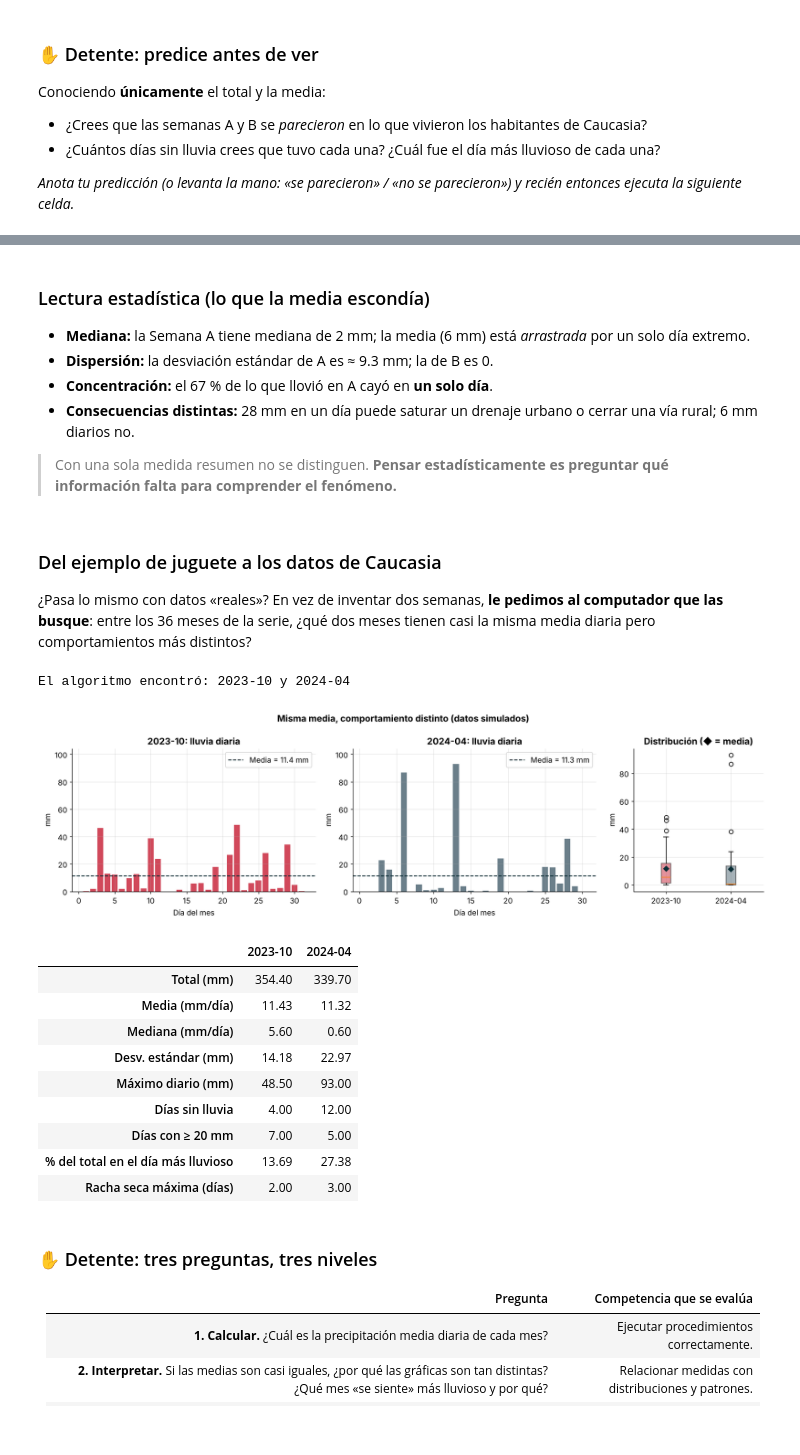
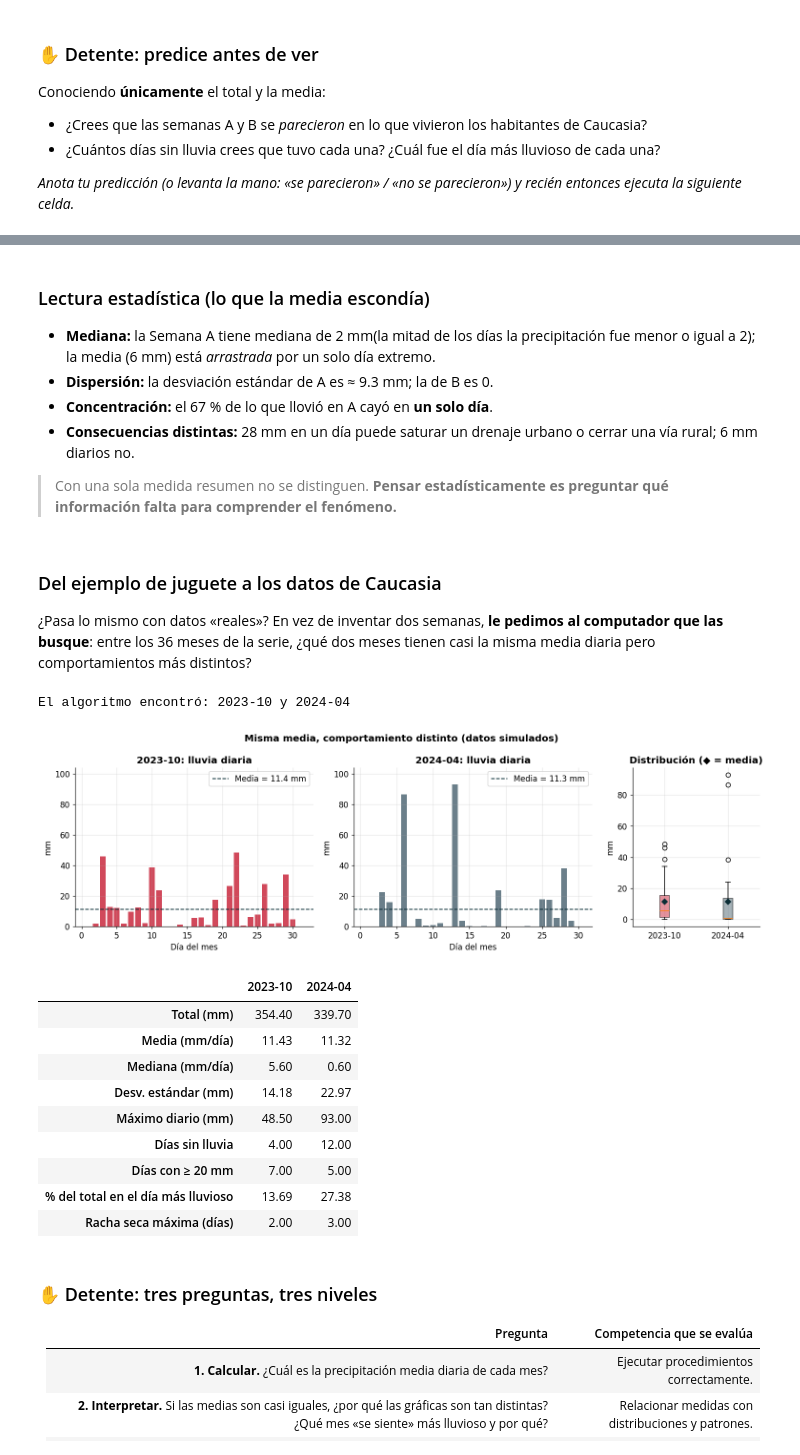
Before and after one commit to marco-canas/simposio_educacion_estadistica_2026, a Jupyter notebook: 4_caucasia_calcular_vs_pensar.ipynb, the cells around one changed output, grey strips where cells are left out. Saved outputs shown, nothing was run; the diff lists cells and outputs as text; code cells hidden in the pictures.

```diff
--- a/4_caucasia_calcular_vs_pensar.ipynb
+++ b/4_caucasia_calcular_vs_pensar.ipynb
@@ -45,3 +53,6 @@ MESES = ["Ene", "Feb", "Mar", "Abr", "May", "Jun", "Jul", "Ago", "Sep", "Oct", "
 
 Antes de analizar, una pregunta de pensamiento estadístico: **¿de dónde vienen los datos y qué tan lejos están de la realidad?**
 La función siguiente *genera* los datos; leerla es parte de la actividad (¿qué supuestos hace? ¿qué variables relaciona?).
+# %%
+rng = np.random.default_rng(2026)
+rng.random(12)
@@ -47,0 +63,4 @@ La función siguiente *genera* los datos; leerla es parte de la actividad (¿qu
+# %%
+fechas = pd.date_range("2023-01-01", "2025-12-31", freq="D")
+mes = fechas.month.values
+mes-1
@@ -51,7 +84,8 @@ import pandas as pd
 
 def simular_caucasia(semilla=2026):
     """Genera 3 años de datos diarios SIMULADOS con un régimen plausible para el Bajo Cauca
-    (calor constante, época más seca entre diciembre y marzo, lluvias fuertes entre abril y noviembre).
+    (calor constante, época más seca entre diciembre y marzo, lluvias fuertes entre abril
+    y noviembre).
     NO son registros observados: sirven para enseñar."""
     rng = np.random.default_rng(semilla)
     fechas = pd.date_range("2023-01-01", "2025-12-31", freq="D")
@@ -77,9 +111,5 @@ def simular_caucasia(semilla=2026):
                          "humedad_pct": humedad})
 
 df = simular_caucasia()
-df["anio"] = df["fecha"].dt.year
-df["mes"] = df["fecha"].dt.month
-
-print(f"Filas (días): {len(df)}  |  Del {df['fecha'].min():%d/%m/%Y} al {df['fecha'].max():%d/%m/%Y}")
-display(df.head())
+df
 # %% [output]
@@ -261,7 +318,7 @@ display(tabla_AB.loc[["Total (mm)", "Media (mm/día)", "Mediana (mm/día)", "Des
 # %% [markdown]
 ### Lectura estadística (lo que la media escondía)
 
-* **Mediana:** la Semana A tiene mediana de 2 mm; la media (6 mm) está *arrastrada* por un solo día extremo.
+* **Mediana:** la Semana A tiene mediana de 2 mm(la mitad de los días la precipitación fue menor o igual a 2); la media (6 mm) está *arrastrada* por un solo día extremo.
 * **Dispersión:** la desviación estándar de A es ≈ 9.3 mm; la de B es 0.
 * **Concentración:** el 67 % de lo que llovió en A cayó en **un solo día**.
 * **Consecuencias distintas:** 28 mm en un día puede saturar un drenaje urbano o cerrar una vía rural; 6 mm diarios no.
@@ -273,35 +330,35 @@ display(tabla_AB.loc[["Total (mm)", "Media (mm/día)", "Mediana (mm/día)", "Des
 # %%
 def comparar_periodos(df, periodo_a, periodo_b):
     """Compara dos meses (formato 'AAAA-MM') con gráficos e indicadores."""
     datos = {}
     for p in (periodo_a, periodo_b):
         datos[p] = df[df["fecha"].dt.to_period("M") == pd.Period(p)]["precipitacion_mm"].reset_index(drop=True)
 
-    fig, ejes = plt.subplots(1, 3, figsize=(15, 4.4), gridspec_kw={"width_ratios": [3, 3, 1.6]})
+    fig, ejes = plt.subplots(1, 3, figsize=(14, 4.4), gridspec_kw={"width_ratios": [3, 3, 1.6]})
     tope = max(s.max() for s in datos.values()) * 1.12
     for eje, (p, s), color in zip(ejes[:2], datos.items(), (CORAL, PIZARRA)):
         eje.bar(np.arange(1, len(s) + 1), s, color=color)
         eje.axhline(s.mean(), color=OSCURO, ls="--", lw=1.3, label=f"Media = {s.mean():.1f} mm")
         eje.set_ylim(0, tope); eje.set_title(f"{p}: lluvia diaria")
         eje.set_xlabel("Día del mes"); eje.set_ylabel("mm"); eje.legend(loc="upper right")
     caja = ejes[2].boxplot(list(datos.values()), tick_labels=list(datos.keys()), patch_artist=True,
                            showmeans=True, meanprops=dict(marker="D", markerfacecolor=OSCURO, markeredgecolor=OSCURO))
     for parche, color in zip(caja["boxes"], (CORAL, PIZARRA)):
         parche.set_facecolor(color); parche.set_alpha(0.6)
     ejes[2].set_title("Distribución (◆ = media)"); ejes[2].set_ylabel("mm")
     fig.suptitle("Misma media, comportamiento distinto (datos simulados)", fontweight="bold")
     plt.tight_layout(); plt.show()
 
     tabla = pd.DataFrame({p: indicadores(s) for p, s in datos.items()})
     tabla.loc["Racha seca máxima (días)"] = [racha_seca_maxima(s) for s in datos.values()]
     return tabla
 
 mes_a, mes_b = buscar_meses_parecidos(df)
 print(f"El algoritmo encontró: {mes_a} y {mes_b}")
 display(comparar_periodos(df, str(mes_a), str(mes_b)))
 # %% [output]
 El algoritmo encontró: 2023-10 y 2024-04
-[figure, old version]
+[figure, new version]
 |  | 2023-10 | 2024-04 |
 | Total (mm) | 354.40 | 339.70 |
 | Media (mm/día) | 11.43 | 11.32 |
```
Also changed, not shown: parts of 23 cells of this notebook, 2 other files.
